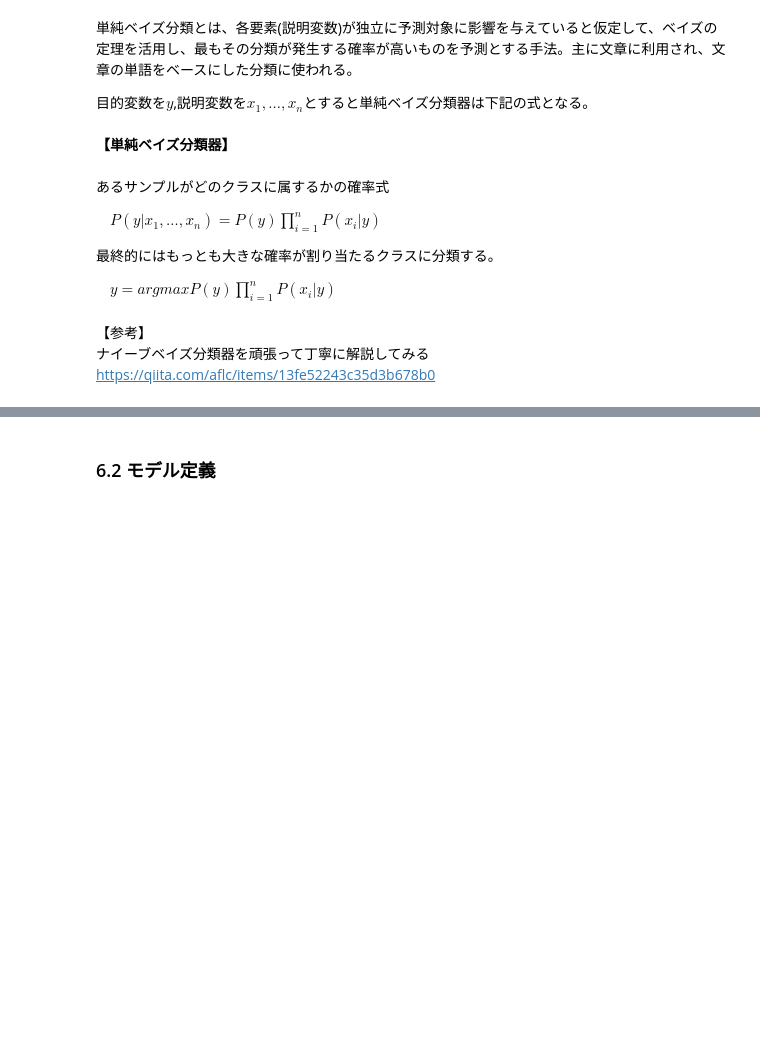
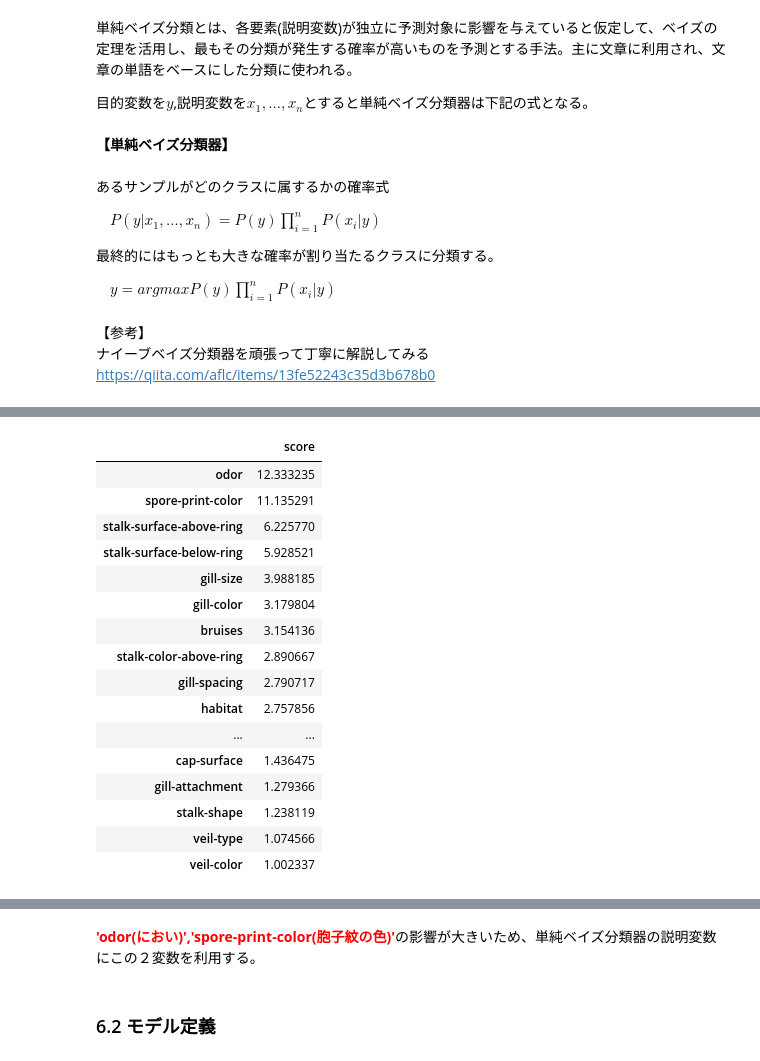
Before and after one commit to nabe-tomohiro/study, a Jupyter notebook: data_science/kaggle/mushroom_classification.ipynb, the cells around one changed output, grey strips where cells are left out. Drawn from its saved outputs; the diff is of its cells as text; code cells hidden in the pictures; blank space fills up the shorter version.

```diff
--- a/data_science/kaggle/mushroom_classification.ipynb
+++ b/data_science/kaggle/mushroom_classification.ipynb
@@ -371,0 +366,46 @@ display(df_e.sort_values(by=['entropy_dif'], ascending=False))
+# %%
+%%time
+dict_score = {}
+for col, df in dict_p.items():
+    df_t = df.T.copy()
+    score_col = 0
+    for ind, row in df_t.iterrows():
+        if ind == 'All':
+            continue
+        score = 0
+        p_e = row['e']
+        p_p = row['p']
+        if p_e > p_p:
+            if p_p != 0:
+                score = p_e / p_p
+            else:
+                score = 0
+        else:
+            if p_e != 0:
+                score = p_p / p_e
+            else:
+                score = 0
+
+        score_col += score * row['All']
+
+    dict_score[col] = [score_col]
+df_score = pd.DataFrame(dict_score, index=['score']).T.sort_values(by=['score'], ascending=False)
+display(df_score)
+# %% [output]
+|  | score |
+| odor | 12.333235 |
+| spore-print-color | 11.135291 |
+| stalk-surface-above-ring | 6.225770 |
+| stalk-surface-below-ring | 5.928521 |
+| gill-size | 3.988185 |
+| gill-color | 3.179804 |
+| bruises | 3.154136 |
+| stalk-color-above-ring | 2.890667 |
+| gill-spacing | 2.790717 |
+| habitat | 2.757856 |
+| ... | ... |
+| cap-surface | 1.436475 |
+| gill-attachment | 1.279366 |
+| stalk-shape | 1.238119 |
+| veil-type | 1.074566 |
+| veil-color | 1.002337 |
@@ -372,3 +413,5 @@ display(df_e.sort_values(by=['entropy_dif'], ascending=False))
+# %% [markdown]
+<b><font color="red">'odor(におい)','spore-print-color(胞子紋の色)'</font></b>の影響が大きいため、単純ベイズ分類器の説明変数にこの２変数を利用する。
 # %% [markdown]
 ### 6.2 モデル定義
 # %%
```
Also changed, not shown: parts of 22 cells of this notebook.
